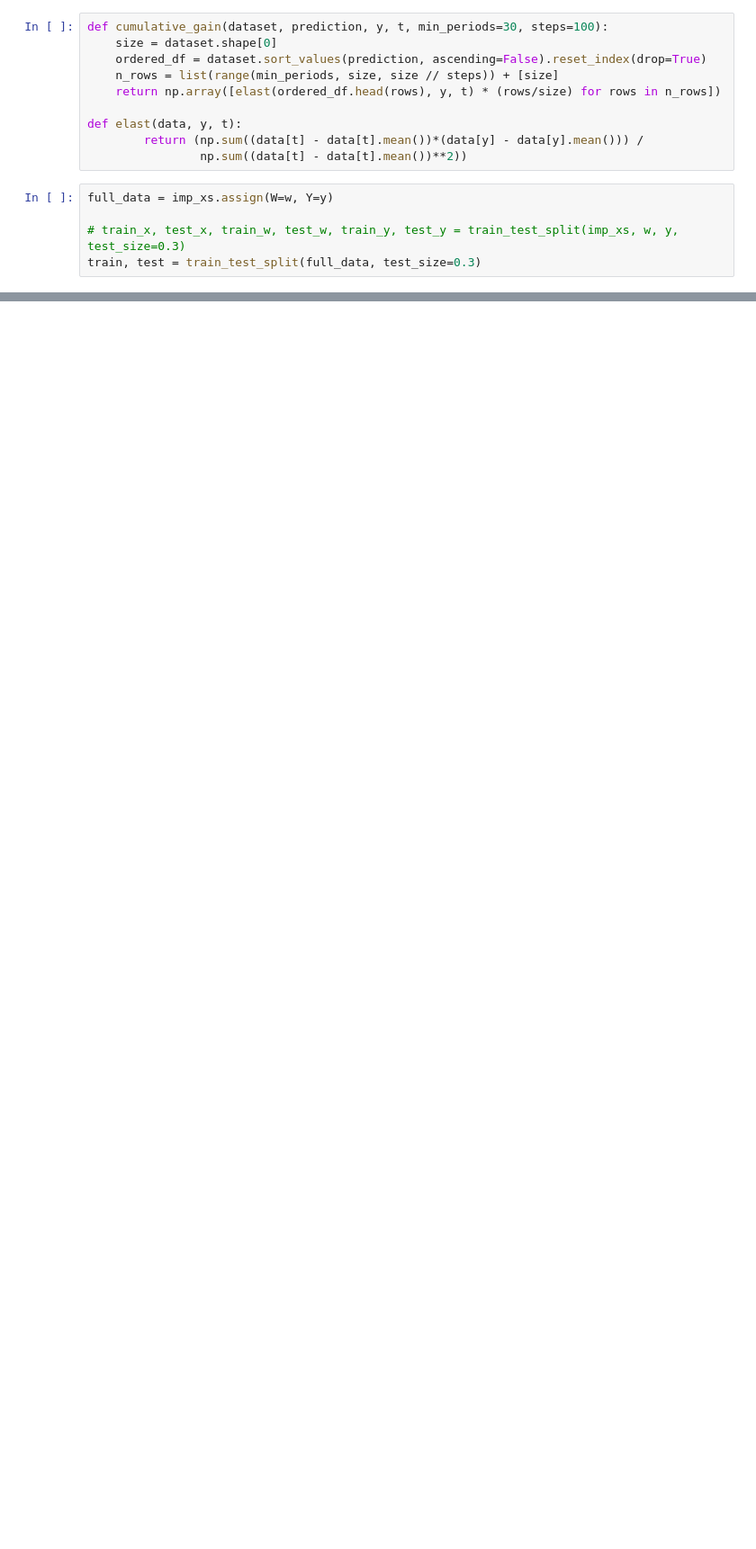
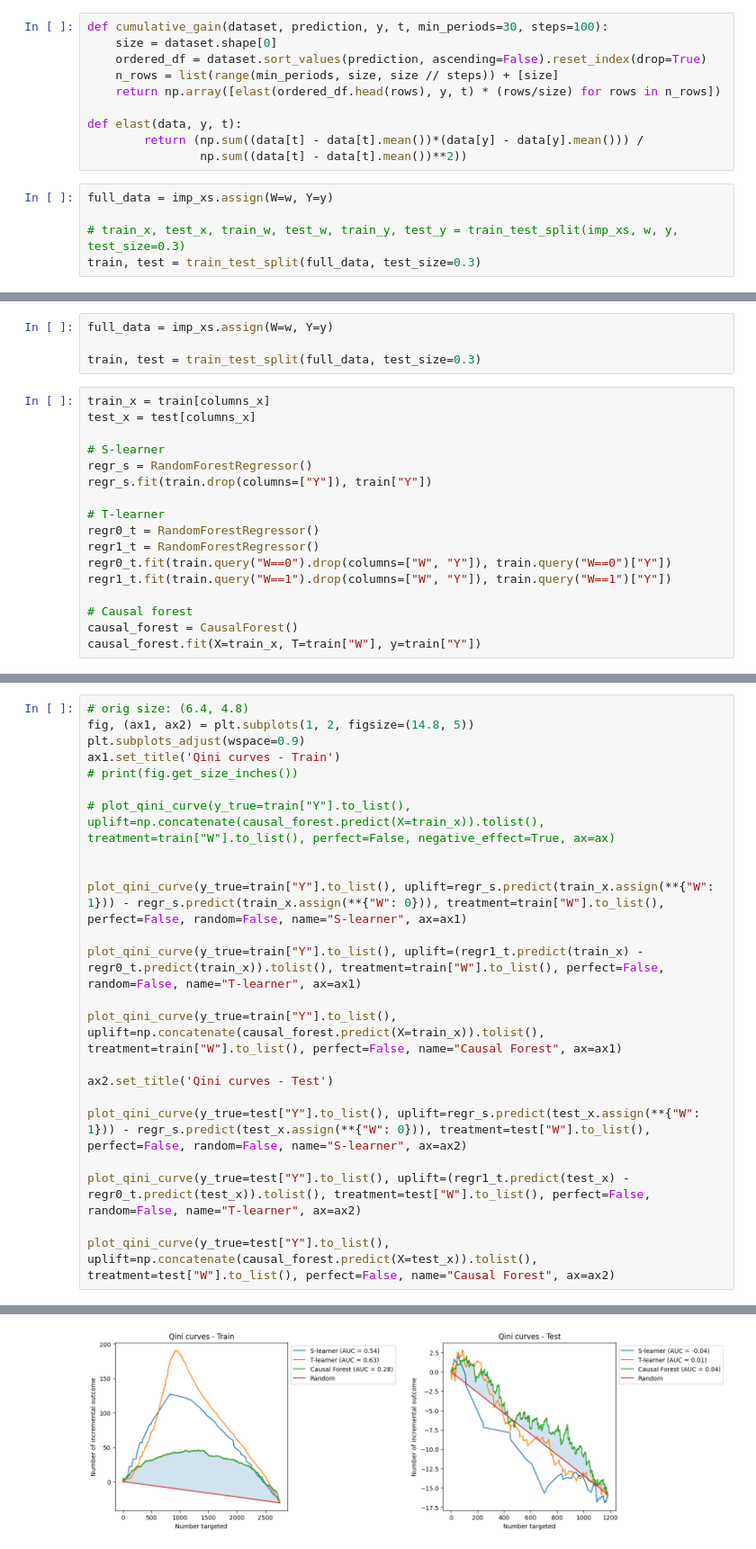
Before and after one commit to Hubert1913/research-project, a Jupyter notebook: mimic_notebook.ipynb, the cells around one changed output, grey strips where cells are left out. Shown at 90% size. Saved outputs shown, nothing was run; the diff lists cells and outputs as text; blank space fills up the shorter version.

```diff
--- a/mimic_notebook.ipynb
+++ b/mimic_notebook.ipynb
@@ -327,0 +321,21 @@ shap.plots.bar(shap_values, max_display=24)
+# %%
+full_data = imp_xs.assign(W=w, Y=y)
+
+train, test = train_test_split(full_data, test_size=0.3)
+# %%
+train_x = train[columns_x]
+test_x = test[columns_x]
+
+# S-learner
+regr_s = RandomForestRegressor()
+regr_s.fit(train.drop(columns=["Y"]), train["Y"])
+
+# T-learner
+regr0_t = RandomForestRegressor()
+regr1_t = RandomForestRegressor()
+regr0_t.fit(train.query("W==0").drop(columns=["W", "Y"]), train.query("W==0")["Y"])
+regr1_t.fit(train.query("W==1").drop(columns=["W", "Y"]), train.query("W==1")["Y"])
+
+# Causal forest
+causal_forest = CausalForest()
+causal_forest.fit(X=train_x, T=train["W"], y=train["Y"])
@@ -327,0 +370,24 @@ shap.plots.bar(shap_values, max_display=24)
+# %%
+# orig size: (6.4, 4.8)
+fig, (ax1, ax2) = plt.subplots(1, 2, figsize=(14.8, 5))
+plt.subplots_adjust(wspace=0.9)
+ax1.set_title('Qini curves - Train')
+# print(fig.get_size_inches())
+
+# plot_qini_curve(y_true=train["Y"].to_list(), uplift=np.concatenate(causal_forest.predict(X=train_x)).tolist(), treatment=train["W"].to_list(), perfect=False, negative_effect=True, ax=ax)
+
+
+plot_qini_curve(y_true=train["Y"].to_list(), uplift=regr_s.predict(train_x.assign(**{"W": 1})) - regr_s.predict(train_x.assign(**{"W": 0})), treatment=train["W"].to_list(), perfect=False, random=False, name="S-learner", ax=ax1)
+
+plot_qini_curve(y_true=train["Y"].to_list(), uplift=(regr1_t.predict(train_x) - regr0_t.predict(train_x)).tolist(), treatment=train["W"].to_list(), perfect=False, random=False, name="T-learner", ax=ax1)
+
+plot_qini_curve(y_true=train["Y"].to_list(), uplift=np.concatenate(causal_forest.predict(X=train_x)).tolist(), treatment=train["W"].to_list(), perfect=False, name="Causal Forest", ax=ax1)
+
+ax2.set_title('Qini curves - Test')
+
+plot_qini_curve(y_true=test["Y"].to_list(), uplift=regr_s.predict(test_x.assign(**{"W": 1})) - regr_s.predict(test_x.assign(**{"W": 0})), treatment=test["W"].to_list(), perfect=False, random=False, name="S-learner", ax=ax2)
+
+plot_qini_curve(y_true=test["Y"].to_list(), uplift=(regr1_t.predict(test_x) - regr0_t.predict(test_x)).tolist(), treatment=test["W"].to_list(), perfect=False, random=False, name="T-learner", ax=ax2)
+
+plot_qini_curve(y_true=test["Y"].to_list(), uplift=np.concatenate(causal_forest.predict(X=test_x)).tolist(), treatment=test["W"].to_list(), perfect=False, name="Causal Forest", ax=ax2)
+# %% [output]
@@ -327,0 +395 @@ shap.plots.bar(shap_values, max_display=24)
+[figure, added]
```
Also changed, not shown: parts of 31 cells of this notebook, 2 other files.
